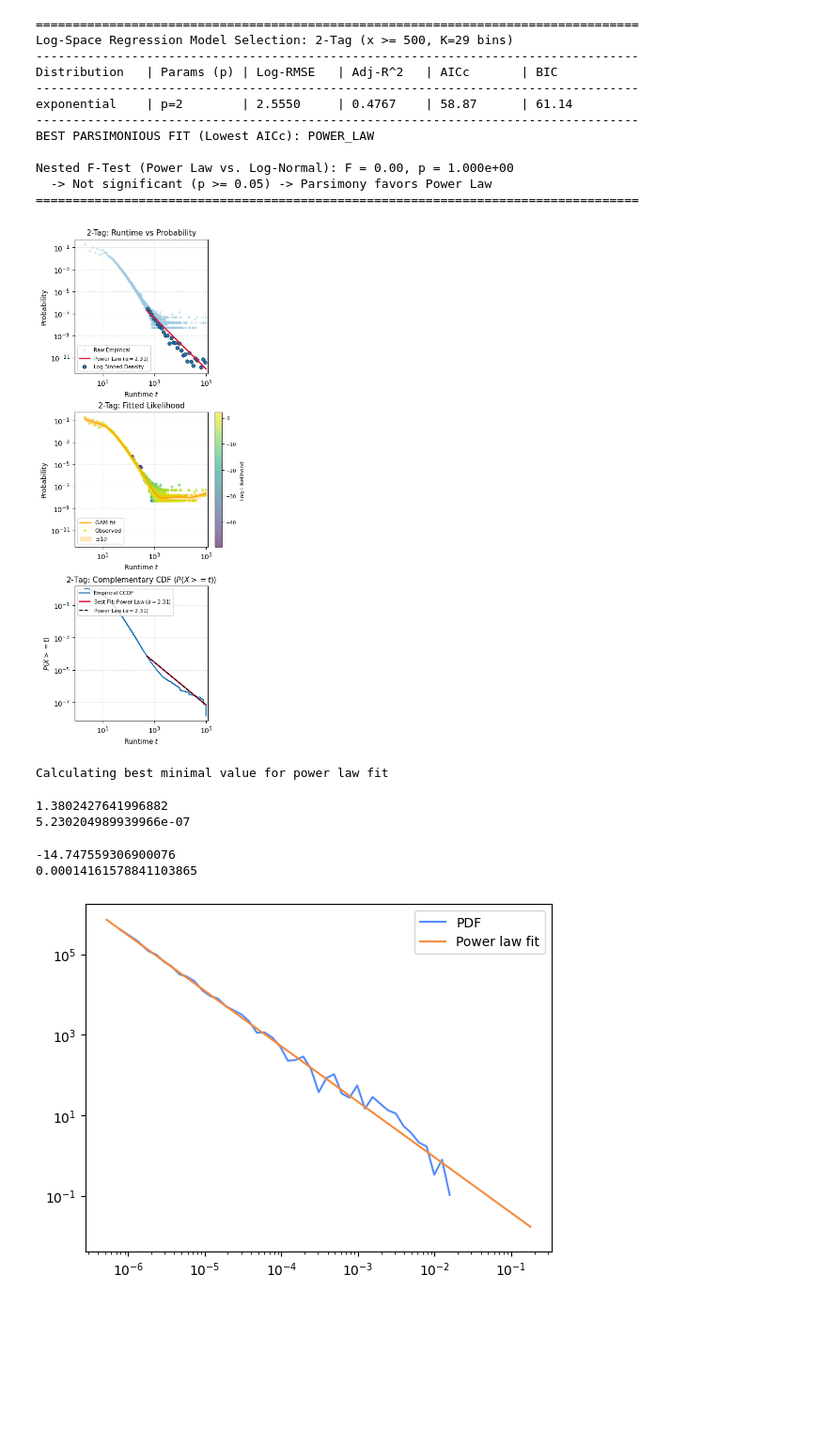
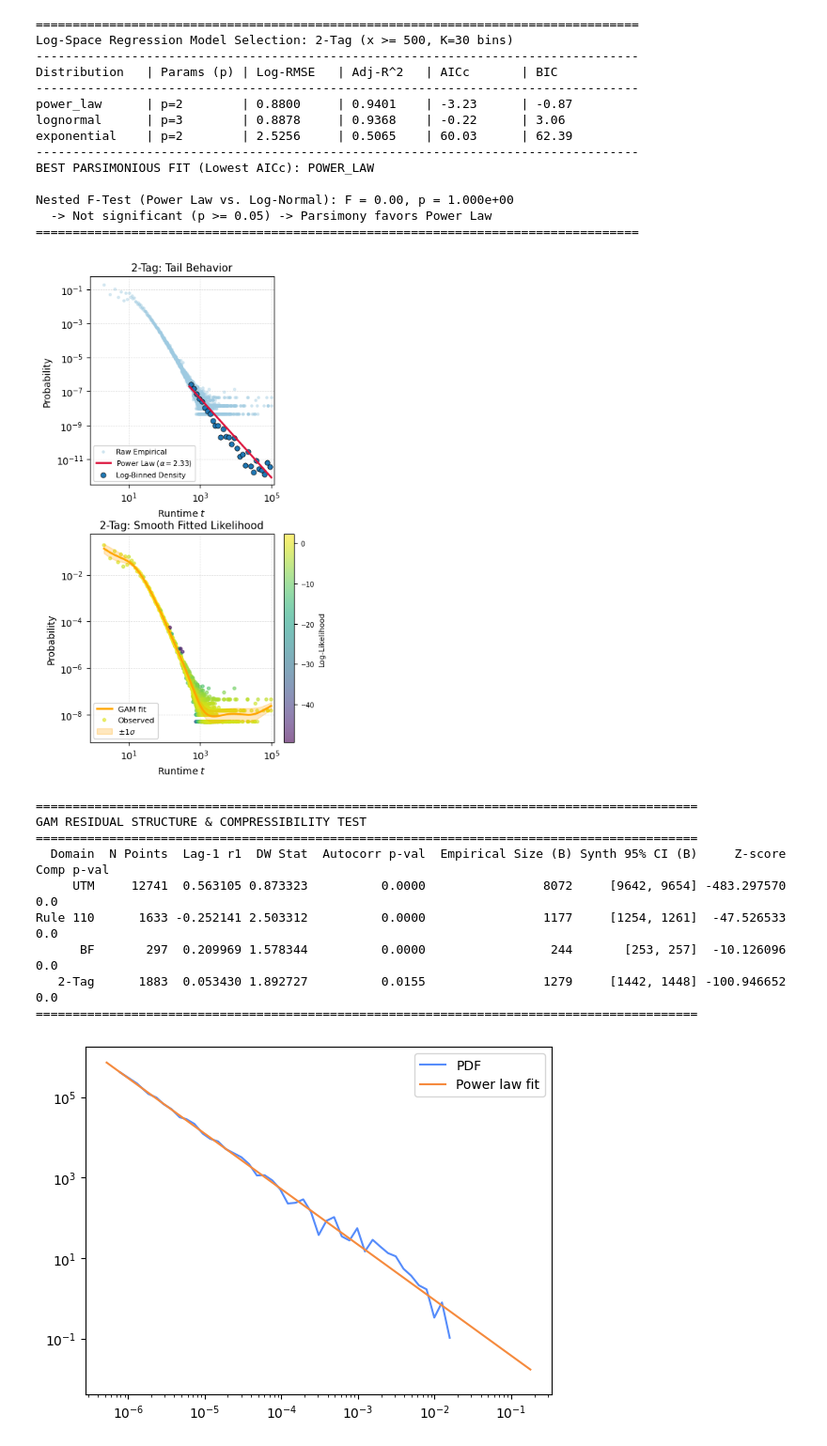
Before and after one commit to vincentherrmann/universal-computer-runtime-probabilities, a Jupyter notebook: Runtime_visualizations_grid.ipynb, the cells around one changed output. Shown at 94% size. Cells and saved outputs as stored; diff of their text form; code cells hidden in the pictures; blank space fills up the shorter version.

```diff
--- a/Runtime_visualizations_grid.ipynb
+++ b/Runtime_visualizations_grid.ipynb
@@ -624,52 +740,75 @@ Nested F-Test (Power Law vs. Log-Normal): F = 0.92, p = 3.508e-01
 # %%
 # =====================================================================
-# Figure 2: Single Column 3x1 Grid (2-Tag System)
+# Figure 2: Single Column 2x1 Grid (2-Tag System)
 # =====================================================================
 fig_tag, axes_tag = plt.subplots(
-    3,
+    2,
     1,
-    figsize=(4.2, 10.5),
-    gridspec_kw={"height_ratios": [1, 1, 1]},
+    figsize=(4.2, 7.5),
+    gridspec_kw={"height_ratios": [1, 1]},
     constrained_layout=True,
 )
 
 render_domain_column(
-    "tag", axes_tag, xlim=global_xlim, ylim=(global_ylim[0]*0.0005, global_ylim[1]), xmin_val=500, num_bins=30,
+    "tag",
+    axes_tag,
+    xlim=global_xlim,
+    ylim=global_ylim,
+    xmin_val=500,
+    num_bins=30,
 )
 
-#fig_tag.savefig("runtime_vs_probability_tag_3x1_ccdf.pdf")
+fig_tag.savefig("runtime_vs_probability_tag_2x1_logreg.pdf")
 plt.show()
 # %% [output]
 ==================================================================================
-Log-Space Regression Model Selection: 2-Tag (x >= 500, K=29 bins)
+Log-Space Regression Model Selection: 2-Tag (x >= 500, K=30 bins)
 ----------------------------------------------------------------------------------
 Distribution   | Params (p) | Log-RMSE   | Adj-R^2   | AICc       | BIC
 ----------------------------------------------------------------------------------
-exponential    | p=2        | 2.5550     | 0.4767    | 58.87      | 61.14
+power_law      | p=2        | 0.8800     | 0.9401    | -3.23      | -0.87
+lognormal      | p=3        | 0.8878     | 0.9368    | -0.22      | 3.06
+exponential    | p=2        | 2.5256     | 0.5065    | 60.03      | 62.39
 ----------------------------------------------------------------------------------
 BEST PARSIMONIOUS FIT (Lowest AICc): POWER_LAW
 
 Nested F-Test (Power Law vs. Log-Normal): F = 0.00, p = 1.000e+00
   -> Not significant (p >= 0.05) -> Parsimony favors Power Law
 ==================================================================================
-[figure, old version]
+[figure, new version]
-# %%
-fit = powerlaw.Fit(p)
-
-print(fit.power_law.alpha)
-print(fit.power_law.xmin)
-
-R, p = fit.distribution_compare('power_law', 'lognormal')
-# %% [output]
-Calculating best minimal value for power law fit
-1.3802427641996882
-5.230204989939966e-07
-# %%
-print(R)
-print(p)
-# %% [output]
--14.747559306900076
-0.00014161578841103865
+# %%
+results_df = run_residual_diagnostics(
+    counts_dict, p_dict, names_dict, n_splines=20
+)
+
+# Display tabular results
+print("\n" + "=" * 90)
+print("GAM RESIDUAL STRUCTURE & COMPRESSIBILITY TEST")
+print("=" * 90)
+print(
+    results_df[[
+        "Domain",
+        "N Points",
+        "Lag-1 r1",
+        "DW Stat",
+        "Autocorr p-val",
+        "Empirical Size (B)",
+        "Synth 95% CI (B)",
+        "Z-score",
+        "Comp p-val",
+    ]].to_string(index=False)
+)
+print("=" * 90 + "\n")
+# %% [output]
+==========================================================================================
+GAM RESIDUAL STRUCTURE & COMPRESSIBILITY TEST
+==========================================================================================
+  Domain  N Points  Lag-1 r1  DW Stat  Autocorr p-val  Empirical Size (B) Synth 95% CI (B)     Z-score  Comp p-val
+     UTM     12741  0.563105 0.873323          0.0000                8072     [9642, 9654] -483.297570         0.0
+Rule 110      1633 -0.252141 2.503312          0.0000                1177     [1254, 1261]  -47.526533         0.0
+      BF       297  0.209969 1.578344          0.0000                 244       [253, 257]  -10.126096         0.0
+   2-Tag      1883  0.053430 1.892727          0.0155                1279     [1442, 1448] -100.946652         0.0
+==========================================================================================
 # %%
 fig, ax = plt.subplots()
 
```
Also changed, not shown: parts of 8 cells of this notebook.
